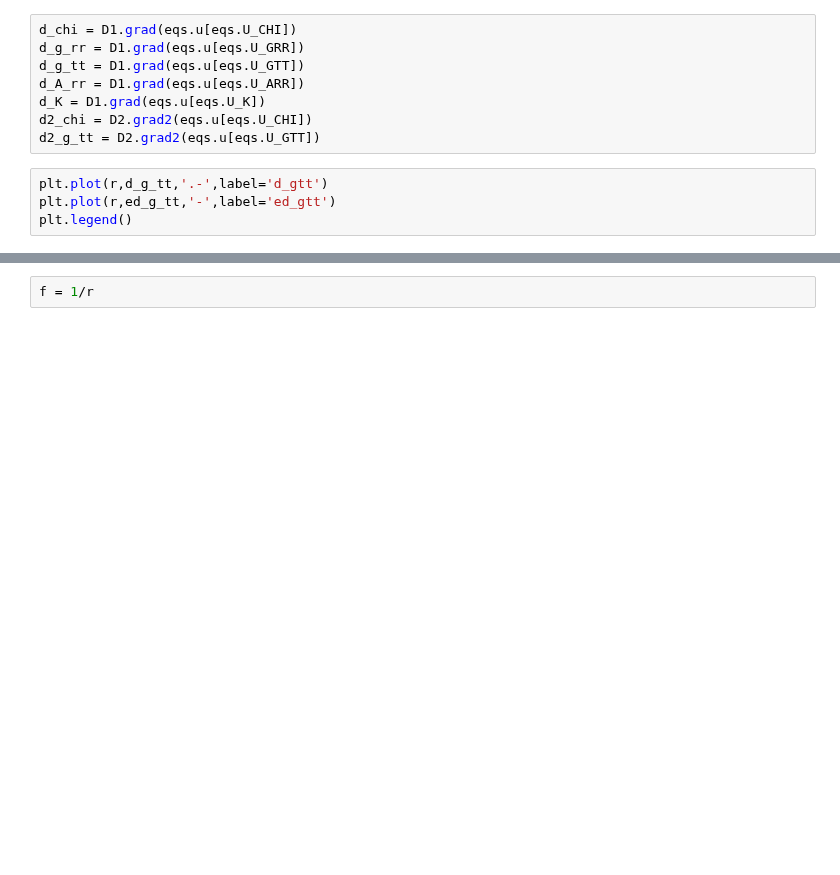
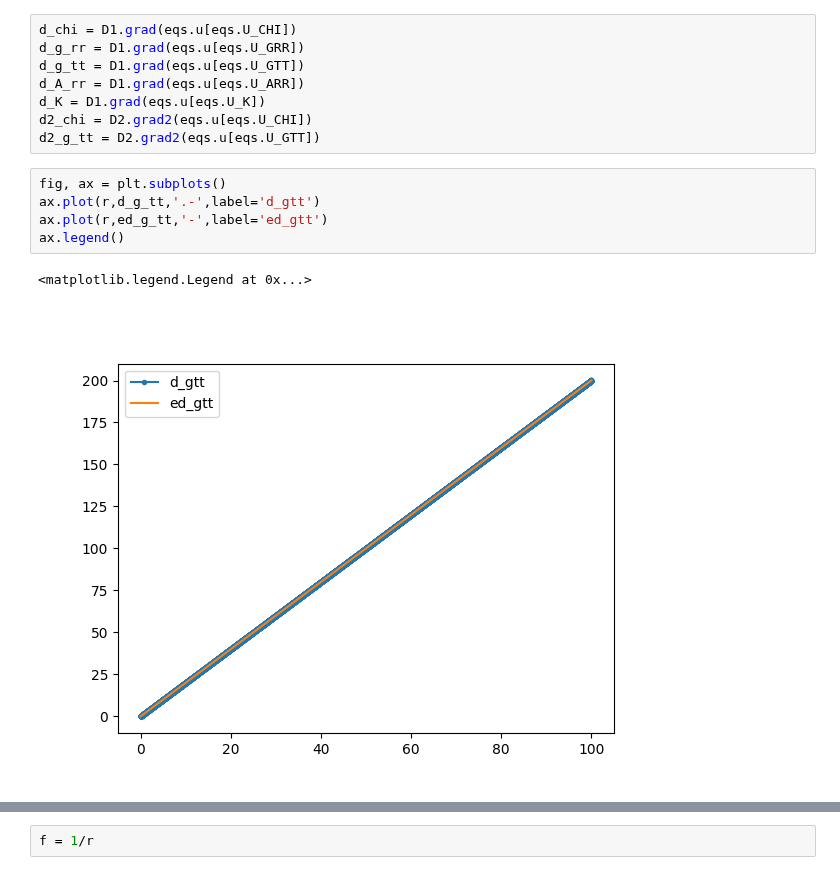
Before and after one commit to davidneilsen/pynwave2d, a Jupyter notebook: bssn/TestBSSN.ipynb, the cells around one changed output, grey strips where cells are left out. Cells and saved outputs as stored; diff of their text form; blank space fills up the shorter version.

```diff
--- a/bssn/TestBSSN.ipynb
+++ b/bssn/TestBSSN.ipynb
@@ -103,7 +102,11 @@ d_K = D1.grad(eqs.u[eqs.U_K])
 d2_chi = D2.grad2(eqs.u[eqs.U_CHI])
 d2_g_tt = D2.grad2(eqs.u[eqs.U_GTT])
 # %%
-plt.plot(r,d_g_tt,'.-',label='d_gtt')
-plt.plot(r,ed_g_tt,'-',label='ed_gtt')
-plt.legend()
+fig, ax = plt.subplots()
+ax.plot(r,d_g_tt,'.-',label='d_gtt')
+ax.plot(r,ed_g_tt,'-',label='ed_gtt')
+ax.legend()
+# %% [output]
+<matplotlib.legend.Legend at 0x...>
+[figure, added]
 # %%
```
Also changed, not shown: parts of 8 cells of this notebook, 1 other file.
